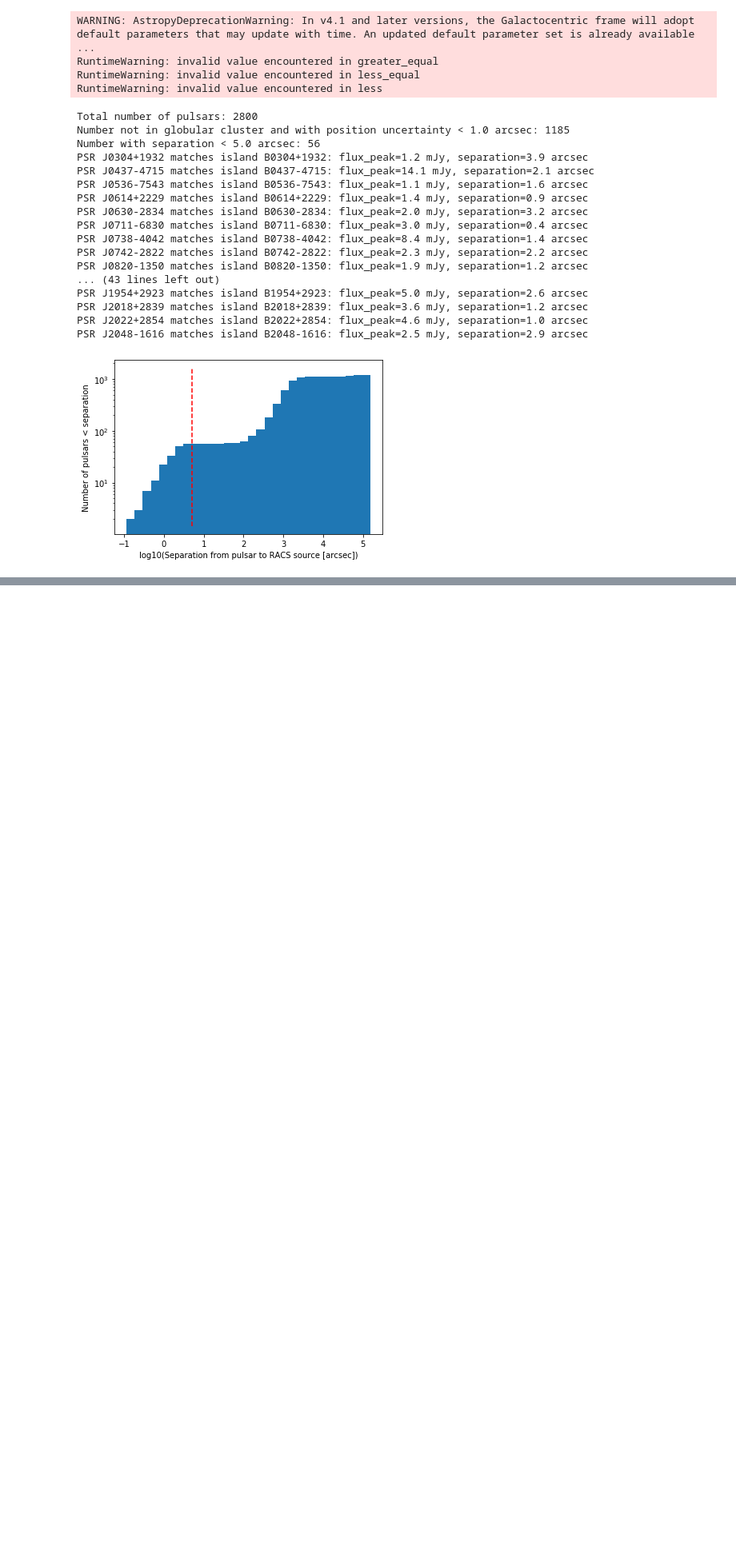
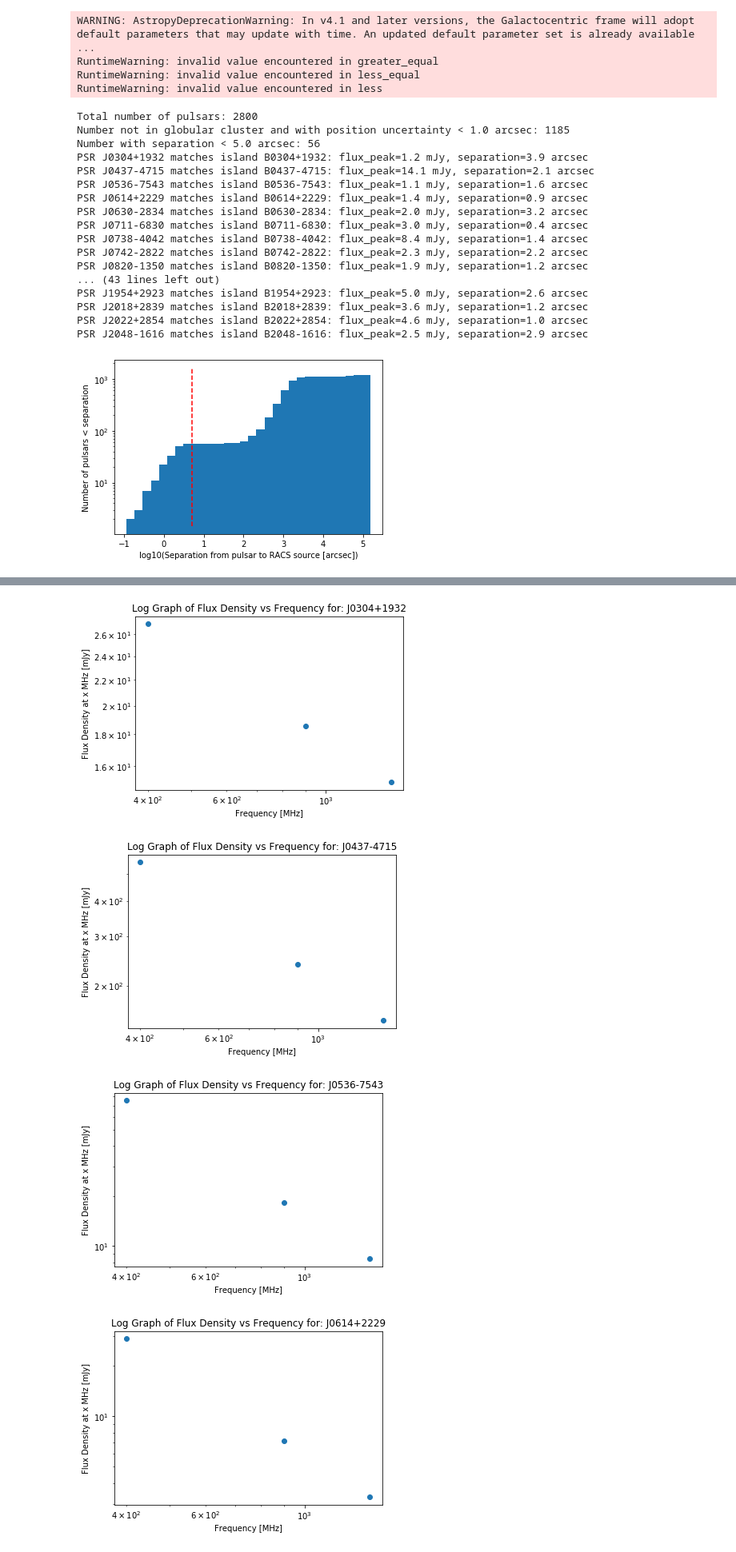
Before and after one commit to AnnaE-astronomy/Pulsar1, a Jupyter notebook: Pulsar data 2.0.ipynb, the cells around one changed output, grey strips where cells are left out. Shown at 80% size. Drawn from its saved outputs; the diff is of its cells as text; code cells hidden in the pictures; blank space fills up the shorter version.

Commit message:
Made graphs of the different flux densities vs frequency and got confirmation that they look good.

```diff
--- a/Pulsar data 2.0.ipynb
+++ b/Pulsar data 2.0.ipynb
@@ -157,7 +155,7 @@ hasS1400 = matches_data[1]["S1400"] != np.ma.core.MaskedConstant
 S900 = np.zeros(len(hasS400))
 for i in range(len(S900)):
     if hasS400[i] and hasS1400[i]:
-        fit = np.polyfit(np.log([400, 1400]),np.log([matches_data[1]["S400"][6], matches_data[1]["S1400"][6]]),1)
+        fit = np.polyfit(np.log([400, 1400]),np.log([matches_data[1]["S400"][i], matches_data[1]["S1400"][i]]),1)
         S900[i] = np.exp(np.polyval(fit,np.log(900)))
 
     elif hasS400[i]:
@@ -169,7 +167,8 @@ for i in range(len(S900)):
 
 matches_data[1].add_column(Column(S900,name="S900Calc"))
 with open('pulsarMatches.table', 'wb') as pulsarMatchesDoc:
-        pickle.dump(matches_data, pulsarMatchesDoc)
+
+    pickle.dump(matches_data, pulsarMatchesDoc)
 # %% [output]
 WARNING: AstropyDeprecationWarning: In v4.1 and later versions, the Galactocentric frame will adopt default parameters that may update with time. An updated default parameter set is already available  ...
 RuntimeWarning: invalid value encountered in greater_equal
@@ -209,0 +195,15 @@ RankWarning: Polyfit may be poorly conditioned
+# %%
+# makes a graph of the flux density to show that they are calculated correctly
+for i in range(len(matches_data[1])):
+    plt.ylabel('Flux Density at x MHz [mJy]')
+    plt.xlabel('Frequency [MHz]')
+    plt.title("Log Graph of Flux Density vs Frequency for: " + matches_data[1]["NAME"][i])
+    plt.loglog([400,900,1400], [matches_data[1]["S400"][i],matches_data[1]["S900Calc"][i],matches_data[1]["S1400"][i]], "o")
+    plt.savefig('fluxDensityGraphs/' + matches_data[1]["NAME"][i] + ".png")
+
+    plt.show()
+# %% [output]
+[figure, added]
+[figure, added]
+[figure, added]
+[figure, added]
```
Also changed, not shown: parts of 5 cells of this notebook, 1 other file.
